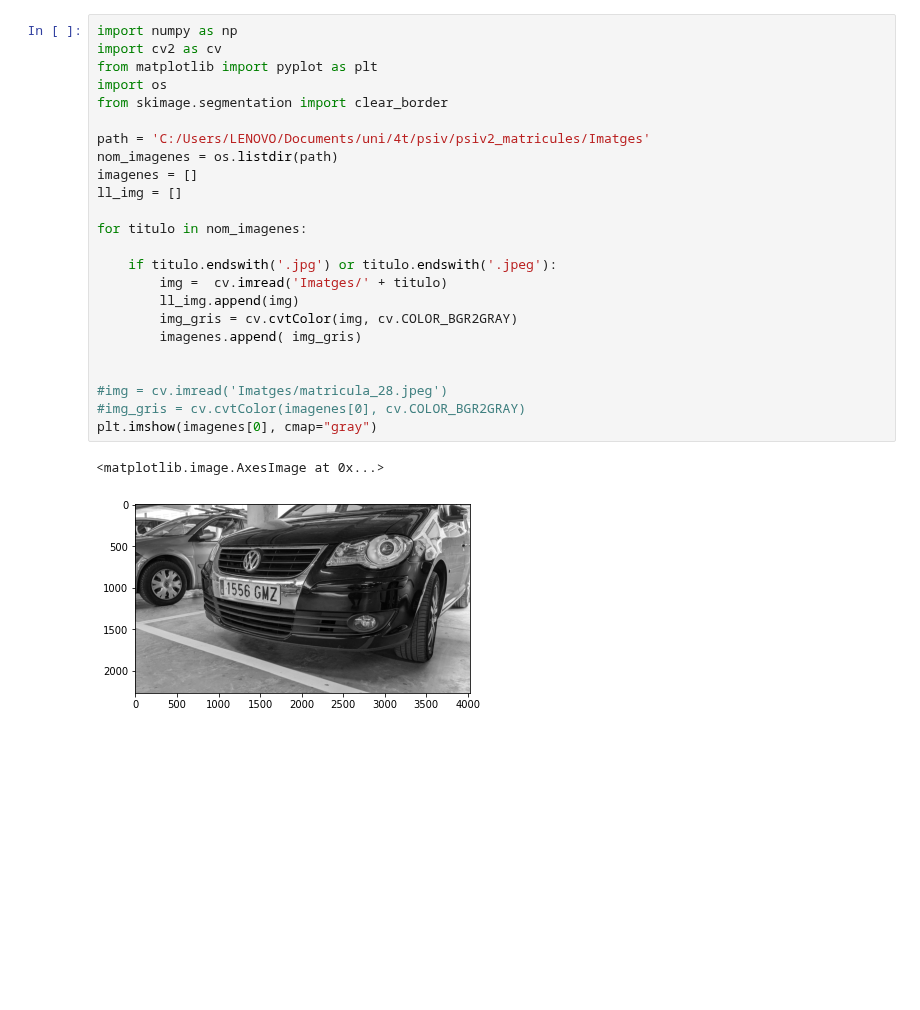
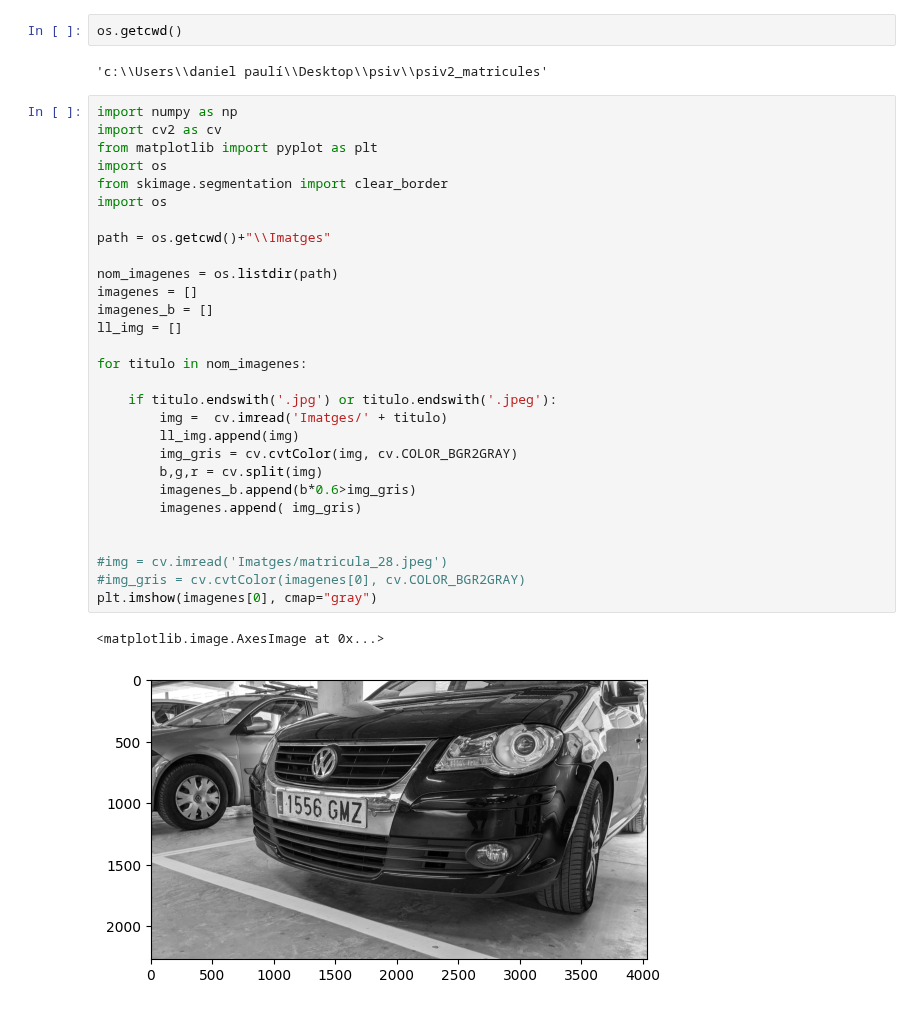
Before and after one commit to danielpaulisch/psiv2_matricules, a Jupyter notebook: dilate_contorns_blau.ipynb, the cells around one changed output. Cells and saved outputs as stored; diff of their text form; blank space fills up the shorter version.

```diff
--- a/dilate_contorns_blau.ipynb
+++ b/dilate_contorns_blau.ipynb
@@ -1,30 +1,39 @@
+# %%
+os.getcwd()
+# %% [output]
+'c:\\Users\\daniel paulí\\Desktop\\psiv\\psiv2_matricules'
 # %%
 import numpy as np
 import cv2 as cv
 from matplotlib import pyplot as plt
 import os
 from skimage.segmentation import clear_border
+import os
 
-path = 'C:/Users/LENOVO/Documents/uni/4t/psiv/psiv2_matricules/Imatges'
+path = os.getcwd()+"\\Imatges"
+
 nom_imagenes = os.listdir(path)
 imagenes = []
+imagenes_b = []
 ll_img = []
 
 for titulo in nom_imagenes:
 
     if titulo.endswith('.jpg') or titulo.endswith('.jpeg'):
         img =  cv.imread('Imatges/' + titulo)
         ll_img.append(img)
         img_gris = cv.cvtColor(img, cv.COLOR_BGR2GRAY)
+        b,g,r = cv.split(img)
+        imagenes_b.append(b*0.6>img_gris)
         imagenes.append( img_gris)
 
 
 #img = cv.imread('Imatges/matricula_28.jpeg')
 #img_gris = cv.cvtColor(imagenes[0], cv.COLOR_BGR2GRAY)
 plt.imshow(imagenes[0], cmap="gray")
 # %% [output]
 <matplotlib.image.AxesImage at 0x...>
-[figure, old version]
+[figure, new version]
 # %%
 
 imagenes_edge_removed = []
```
Also changed, not shown: parts of 26 cells of this notebook.
